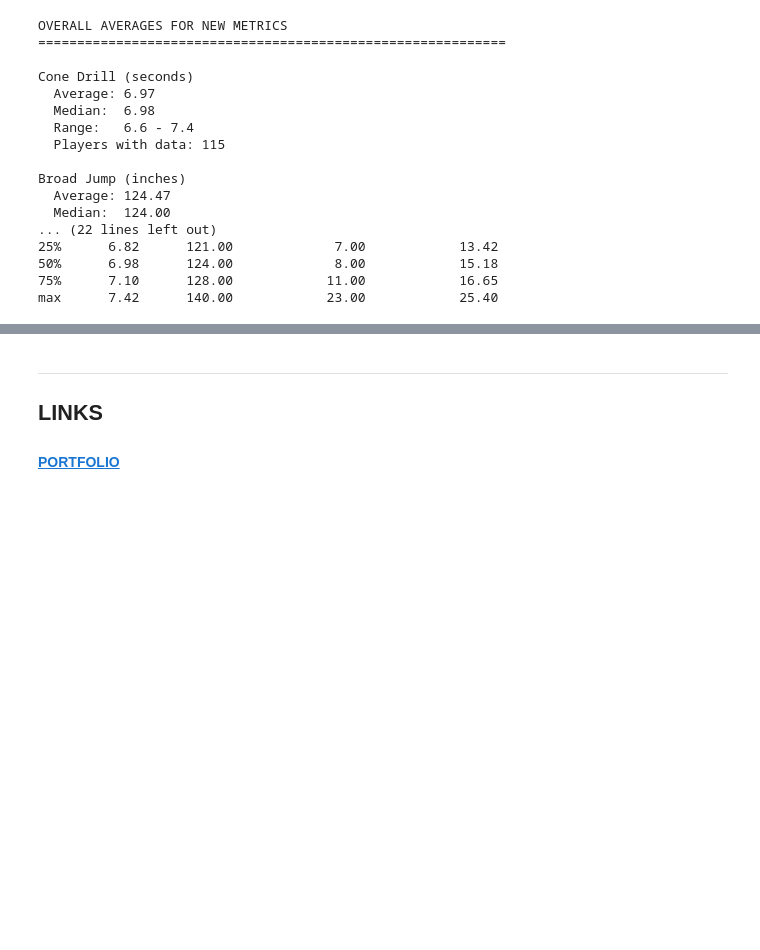
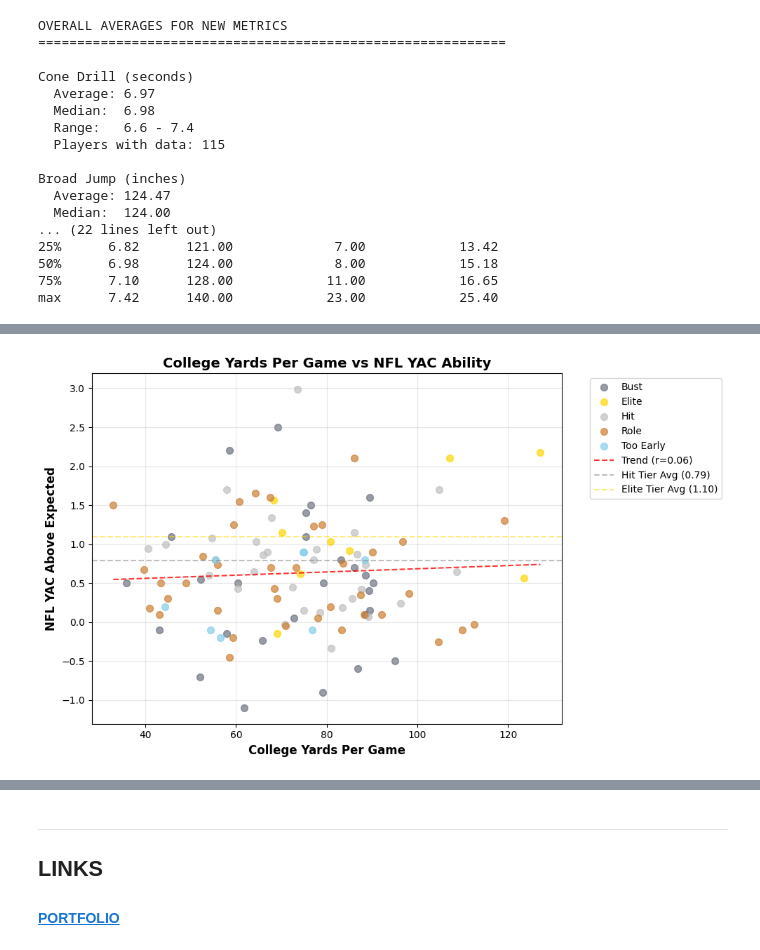
Before and after one commit to QuinnG8/nfl-draft-analytics, a Jupyter notebook: notebooks/04_predictive_NFL_success.ipynb, the cells around one changed output, grey strips where cells are left out. Cells and saved outputs as stored; diff of their text form; code cells hidden in the pictures; blank space fills up the shorter version.

```diff
--- a/notebooks/04_predictive_NFL_success.ipynb
+++ b/notebooks/04_predictive_NFL_success.ipynb
@@ -538,0 +884,89 @@ Explosiveness matters for stardom, but not for mere competence. Elite receivers
+# %%
+import matplotlib.pyplot as plt
+import numpy as np
+
+# only players with both metrics
+clean_data = results[['college_ypg', 'avg_yac_above_expected', 'nfl_tier']].dropna()
+
+print(f"Players with both college ypg and NFL YAC data: {len(clean_data)}")
+print(f"Total players in dataset: {len(results)}")
+print(f"Missing data: {len(results) - len(clean_data)} players\n")
+
+
+fig, ax = plt.subplots(figsize=(10, 6))
+
+# define tier colors
+tier_colors = {
+    'Elite': '#FFD700',
+    'Hit': '#C0C0C0',
+    'Role': '#CD7F32',
+    'Bust': '#6B7280',
+    'Too Early': '#87CEEB'
+}
+
+# plot each tier separately
+for tier in clean_data['nfl_tier'].unique():
+    tier_data = clean_data[clean_data['nfl_tier'] == tier]
+    ax.scatter(tier_data['college_ypg'],
+              tier_data['avg_yac_above_expected'],
+              c=tier_colors.get(tier, '#333333'),
+              label=tier,
+              alpha=0.7,
+              s=50)
+
+# add trend line
+z = np.polyfit(clean_data['college_ypg'],
+               clean_data['avg_yac_above_expected'], 1)
+p = np.poly1d(z)
+ax.plot(sorted(clean_data['college_ypg']),
+        p(sorted(clean_data['college_ypg'])),
+        "r--", alpha=0.8, label=f'Trend (r={np.corrcoef(clean_data["college_ypg"], clean_data["avg_yac_above_expected"])[0,1]:.2f})')
+
+# Labels and formatting
+ax.set_xlabel('College Yards Per Game', fontsize=12, fontweight='bold')
+ax.set_ylabel('NFL YAC Above Expected', fontsize=12, fontweight='bold')
+ax.set_title('College Yards Per Game vs NFL YAC Ability', fontsize=14, fontweight='bold')
+ax.axhline(y=0.79, color='gray', linestyle='--', alpha=0.5, label='Hit Tier Avg (0.79)')
+ax.axhline(y=1.10, color='#FFD700', linestyle='--', alpha=0.5, label='Elite Tier Avg (1.10)')
+ax.legend(bbox_to_anchor=(1.05, 1), loc='upper left')
+ax.grid(True, alpha=0.3)
+
+plt.tight_layout()
+plt.show()
+
+# print key stats
+print("COLLEGE YPG VS YAC ABOVE EXPECTED")
+print("=" * 60)
+
+# correlation
+correlation = clean_data[['college_ypg', 'avg_yac_above_expected']].corr().iloc[0,1]
+print(f"\nCorrelation coefficient: {correlation:.3f}")
+
+# break it down by YAC performance
+print("\nAverage YPG by YAC Performance:")
+print("-" * 40)
+high_yac = clean_data[clean_data['avg_yac_above_expected'] >= 0.79]['college_ypg'].mean()
+low_yac = clean_data[clean_data['avg_yac_above_expected'] < 0.79]['college_ypg'].mean()
+print(f"High YAC (≥0.79): {high_yac:.1f} yards")
+print(f"Low YAC (<0.79):  {low_yac:.1f} yards")
+print(f"Difference:        {(high_yac - low_yac):.1f} yards")
+
+# break it down by ypg groups
+print("\nAverage YAC by College YPG Groups:")
+print("-" * 40)
+print(f"{'Group':<20} {'Count':>8} {'Avg YAC':>10}")
+print("-" * 40)
+
+# using your distribution from earlier
+groups = [
+    ('Low YPG (<70)', clean_data['college_ypg'] < 70),
+    ('Mid YPG (70-73)', (clean_data['college_ypg'] >= 70) & (clean_data['college_ypg'] < 73)),
+    ('High TDs (74-89)', (clean_data['college_ypg'] >= 73) & (clean_data['college_ypg'] < 90)),
+    ('Elite TDs (90+)', clean_data['college_ypg'] >= 90)
+]
+
+for group_name, mask in groups:
+    group_data = clean_data[mask]
+    if len(group_data) > 0:
+        print(f"{group_name:<20} {len(group_data):>8} {group_data['avg_yac_above_expected'].mean():>10.2f}")
+# %% [output]
@@ -538,0 +976 @@ Explosiveness matters for stardom, but not for mere competence. Elite receivers
+[figure, added]
```
Also changed, not shown: parts of 21 cells of this notebook, 10 other files.
